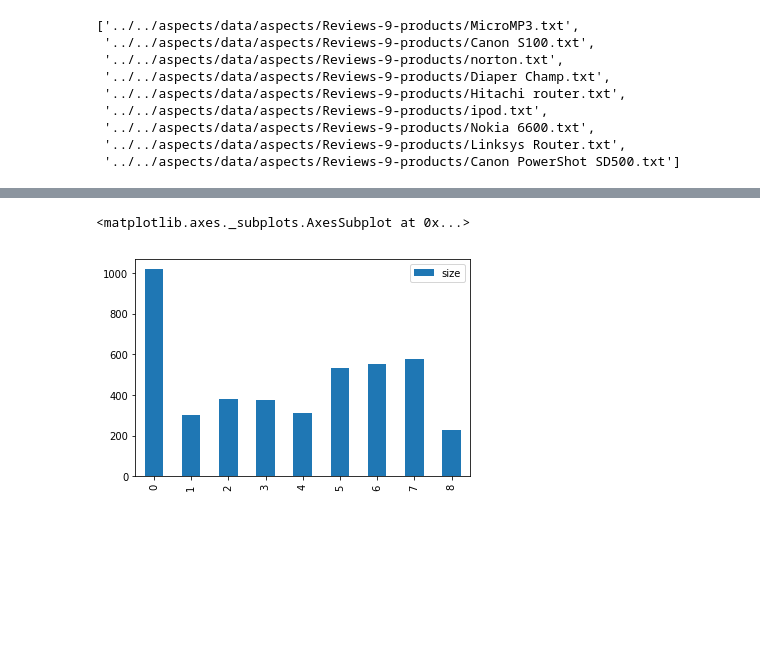
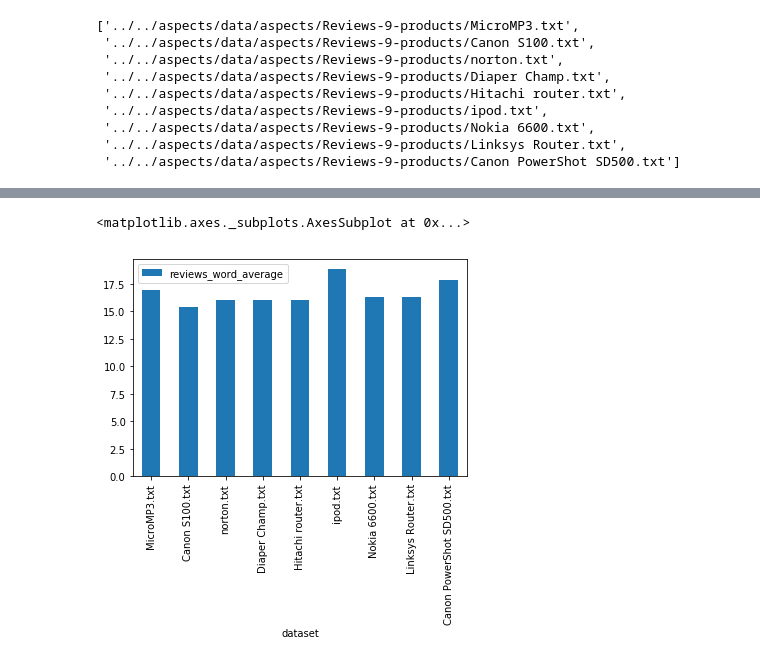
Before and after one commit to laugustyniak/discourse_summarization, a Jupyter notebook: notebooks/datasets/statistics-bing-liu.ipynb, the cells around one changed output, grey strips where cells are left out. Cells and saved outputs as stored; diff of their text form; code cells hidden in the pictures; blank space fills up the shorter version.

```diff
--- a/notebooks/datasets/statistics-bing-liu.ipynb
+++ b/notebooks/datasets/statistics-bing-liu.ipynb
@@ -107,5 +121,7 @@ def get_datasets_sizes(reviews_paths):
+# %%
+get_datasets_sizes(reviews_paths).plot(kind='bar', x='dataset', y='reviews_word_average')
+# %% [output]
+<matplotlib.axes._subplots.AxesSubplot at 0x...>
+[figure, added]
 # %%
-get_datasets_sizes(reviews_paths).plot(kind='bar', )
+get_datasets_sizes(reviews_paths).plot(kind='bar', x='dataset', y='')
-# %% [output]
-<matplotlib.axes._subplots.AxesSubplot at 0x...>
-[figure, removed]
```
Also changed, not shown: parts of 13 cells of this notebook.
